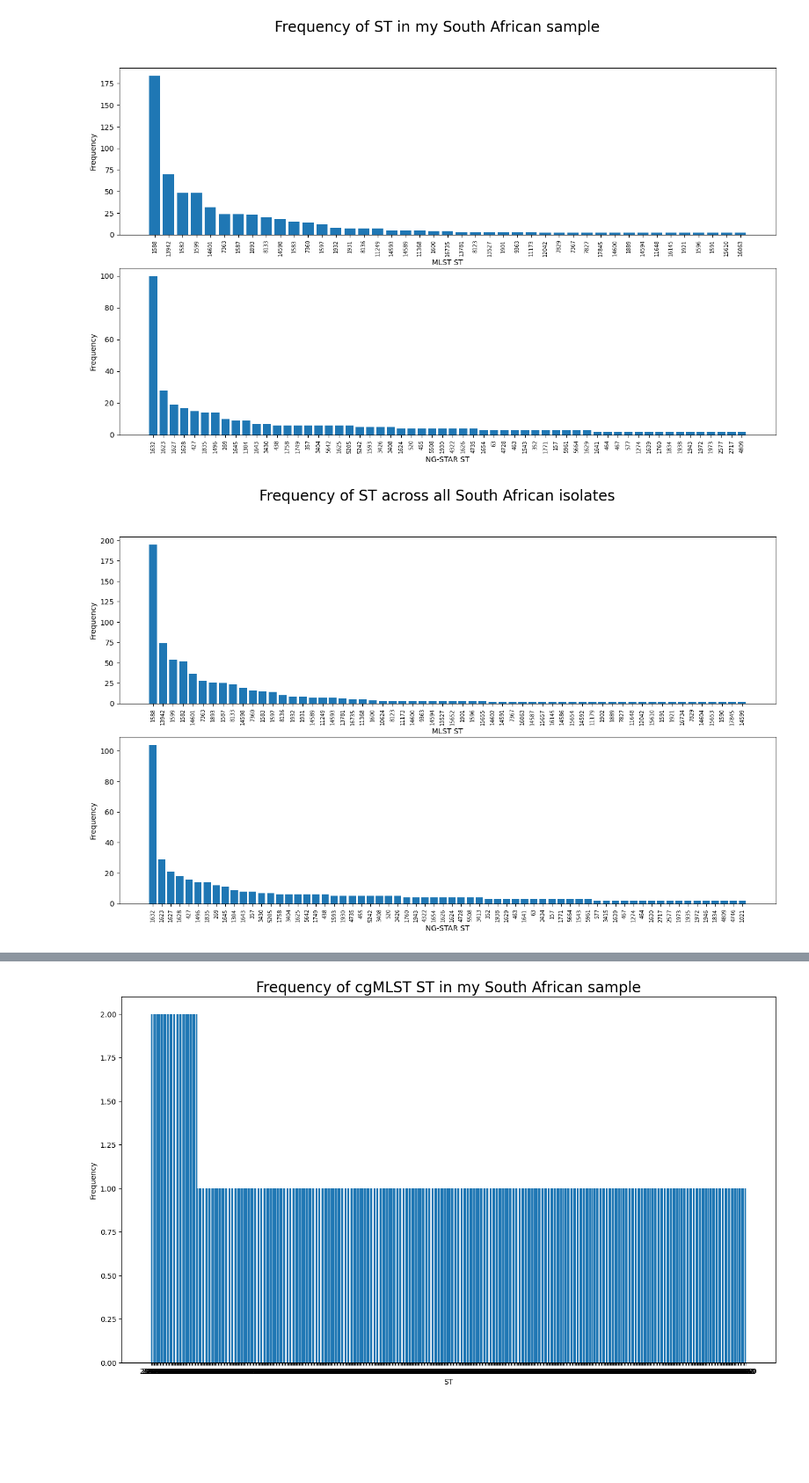
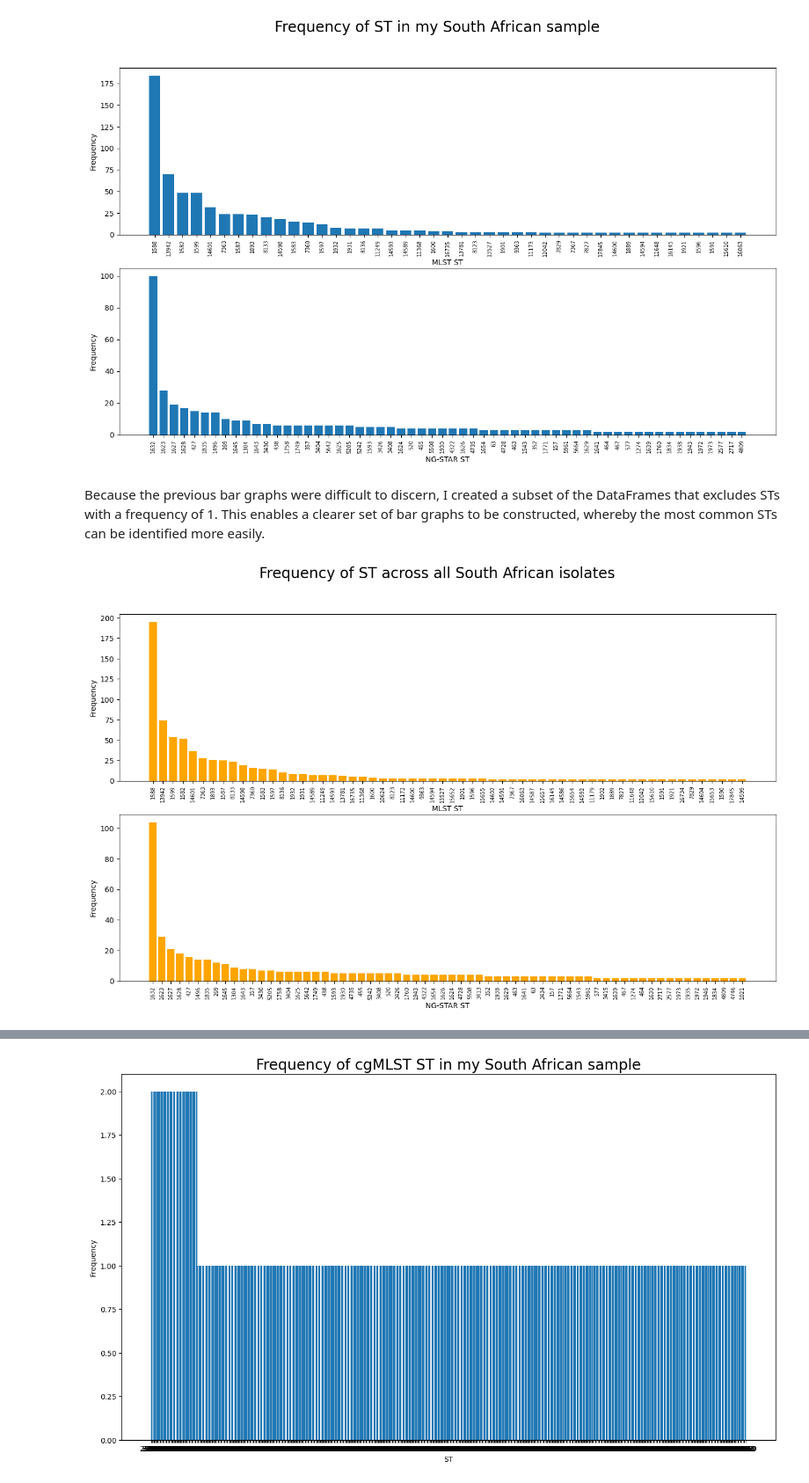
Before and after one commit to watchlotr/NGonorrhoeae_Y4, a Jupyter notebook: NG_Figures.ipynb, the cells around one changed output, grey strips where cells are left out. Shown at 88% size. Saved outputs shown, nothing was run; the diff lists cells and outputs as text; code cells hidden in the pictures; blank space fills up the shorter version.

```diff
--- a/NG_Figures.ipynb
+++ b/NG_Figures.ipynb
@@ -69,6 +77,8 @@ fig.suptitle("Frequency of ST in my South African sample", fontsize = 20)
 plt.show()
 # %% [output]
 [figure]
+# %% [markdown]
+Because the previous bar graphs were difficult to discern, I created a subset of the DataFrames that excludes STs with a frequency of 1. This enables a clearer set of bar graphs to be constructed, whereby the most common STs can be identified more easily.
 # %%
 sa_mlst: pd.DataFrame = pd.read_csv("Data/sa_mlst.csv", sep = ",", header = "infer")
 
@@ -79,33 +89,33 @@ sa_mlst.shape
 
 sa_mlst2 = sa_mlst[sa_mlst.Frequency != 1]
 
 
 sa_ngstar: pd.DataFrame = pd.read_csv("Data/sa_ngstar.csv", sep = ",", header = "infer")
 
 sa_ngstar.head()
 
 sa_ngstar.ST = sa_ngstar.ST.astype(str)
 sa_ngstar.shape
 
 sa_ngstar2 = sa_ngstar[sa_ngstar.Frequency != 1]
 
 
 fig, ax = plt.subplots(2,1, figsize = (16,9))
 
-ax[0].bar(x = sa_mlst2.ST, height = sa_mlst2.Frequency)
+ax[0].bar(x = sa_mlst2.ST, height = sa_mlst2.Frequency, color = "orange")
 
 ax[0].set_xticklabels(sa_mlst2.ST, rotation = 90, fontsize = 7)
 ax[0].set_xlabel("MLST ST")
 ax[0].set_ylabel("Frequency")
 
-ax[1].bar(x = sa_ngstar2.ST, height = sa_ngstar2.Frequency)
+ax[1].bar(x = sa_ngstar2.ST, height = sa_ngstar2.Frequency, color = "orange")
 
 ax[1].set_xticklabels(sa_ngstar2.ST, rotation = 90, fontsize = 7)
 ax[1].set_xlabel("NG-STAR ST")
 ax[1].set_ylabel("Frequency")
 
 fig.suptitle("Frequency of ST across all South African isolates", fontsize = 20)
 
 plt.show()
 # %% [output]
-[figure, old version]
+[figure, new version]
```
Also changed, not shown: parts of 32 cells of this notebook, 1 other file.
